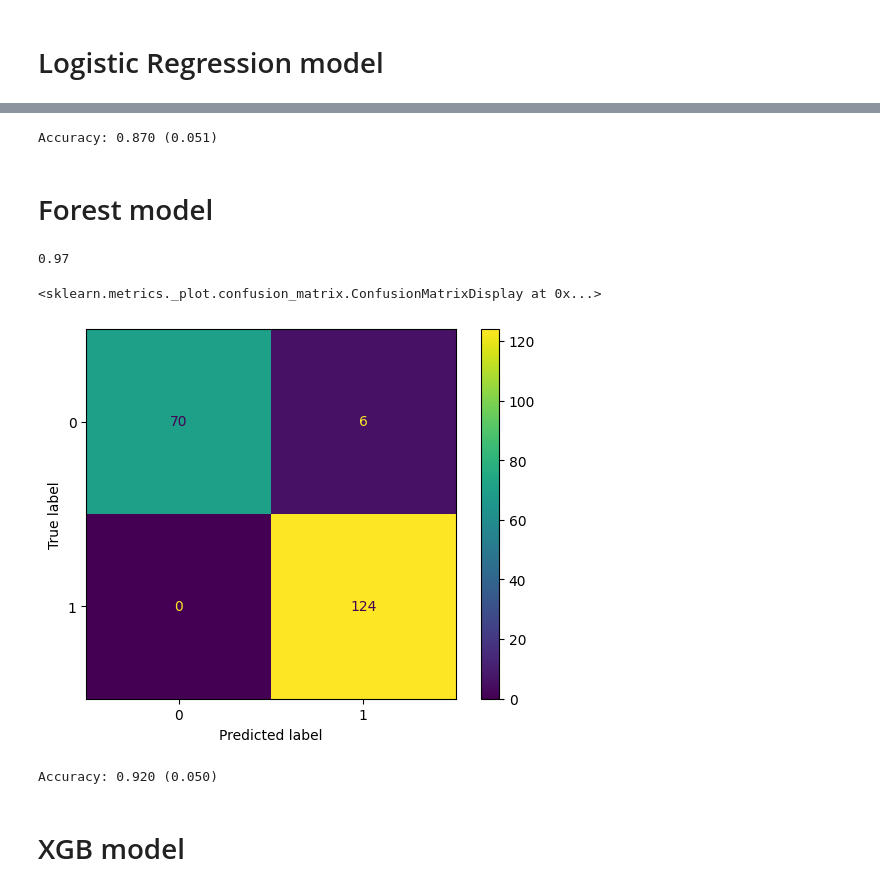
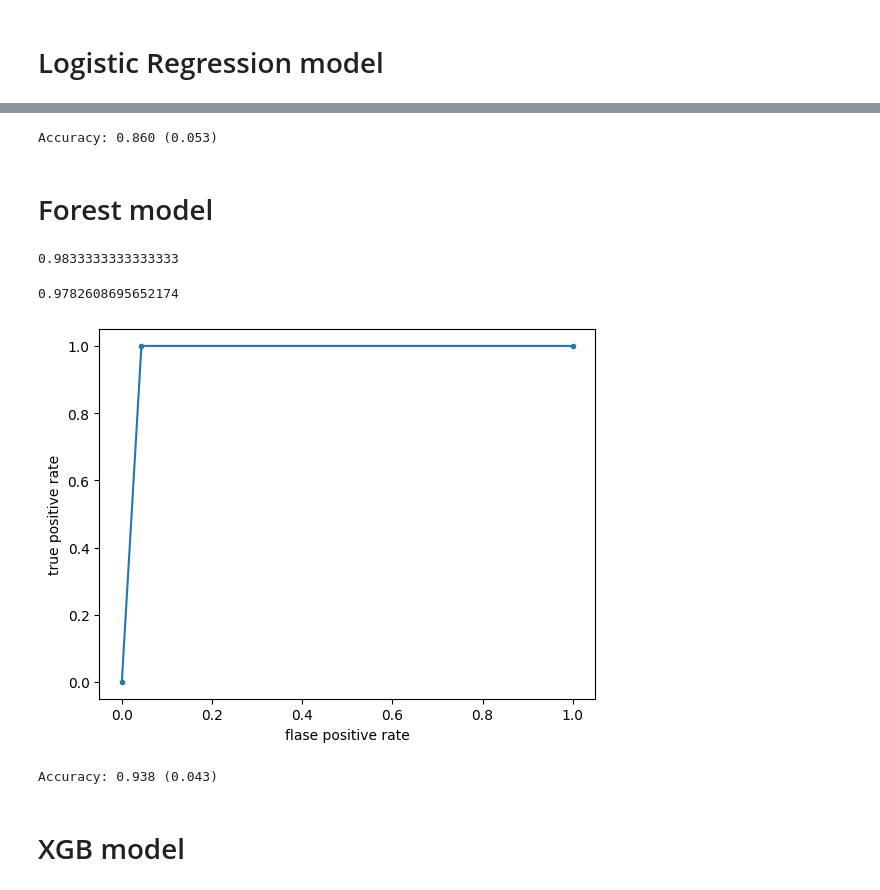
Before and after one commit to Liam-RA/CSCI_1070_Final, a Jupyter notebook: Final_Project_Models.ipynb, the cells around one changed output, grey strips where cells are left out. Drawn from its saved outputs; the diff is of its cells as text; code cells hidden in the pictures.

```diff
--- a/Final_Project_Models.ipynb
+++ b/Final_Project_Models.ipynb
@@ -421,39 +465,48 @@ logisticregression(x)
 # %%
-steps = [('pca', PCA(n_components=10)), ('m', LogisticRegression())]
-model = Pipeline(steps=steps)
+def dimentionality_reduction(MODEL)-> int:
+    """returns the accuracy of the desired model after dimentionality is applied"""
+    steps = [('pca', PCA(n_components=10)), ('m', MODEL)]
+    model = Pipeline(steps=steps)
 
-cv = RepeatedStratifiedKFold(n_splits=10, n_repeats=3, random_state=1)
-n_scores = cross_val_score(model, x, y, scoring='accuracy', cv=cv, n_jobs=-1)
+    cv = RepeatedStratifiedKFold(n_splits=10, n_repeats=3, random_state=1)
+    n_scores = cross_val_score(model, x, y, scoring='accuracy', cv=cv, n_jobs=-1)
 
-print('Accuracy: %.3f (%.3f)' % (np.mean(n_scores), np.std(n_scores)))
-#makes it worse
+    print('Accuracy: %.3f (%.3f)' % (np.mean(n_scores), np.std(n_scores)))
+
+dimentionality_reduction(LogisticRegression())
 # %% [output]
-Accuracy: 0.870 (0.051)
+Accuracy: 0.860 (0.053)
 # %% [markdown]
 # Forest model
 # %%
 from sklearn.ensemble import RandomForestClassifier
 
 
 def forest_ml(DATAFRAME:pd.DataFrame)-> int:
     """"basic forest model"""
 
 
 
-    x_train,x_test,y_train,y_test = train_test_split(x,y,test_size=.5,random_state=12,stratify=y)
+    x_train,x_test,y_train,y_test = train_test_split(x,y,test_size=.3,random_state=12,stratify=y)
 
     x_train,y_train = RandomOverSampler().fit_resample(x_train,y_train)
 
     forest = RandomForestClassifier(n_estimators=15,random_state=16,criterion='log_loss')
     #estimators~10-20, log_loss best, strafity helps, over sampling helps, modifying other features makes it worse or doesnt do anything
     forest.fit(x_train, y_train)
     print(forest.score(x_test,y_test))
     y_pred = forest.predict(x_test)
+    fpr,tpr,thresholds = roc_curve(y_test,y_pred)
+    auc = roc_auc_score(y_test,y_pred)
+    #print(auc)
+    plt.plot(fpr,tpr,marker = '.')
+    plt.xlabel('flase positive rate')
+    plt.ylabel('true positive rate')
 
-    return ConfusionMatrixDisplay.from_predictions(y_test,y_pred)
+    return (auc)
 
 forest_ml(x)
 # %% [output]
-0.97
+0.9833333333333333
-<sklearn.metrics._plot.confusion_matrix.ConfusionMatrixDisplay at 0x...>
+0.9782608695652174
-[figure, old version]
+[figure, new version]
@@ -460,15 +515,17 @@ forest_ml(x)
 # %%
-forest = RandomForestClassifier(n_estimators=15,random_state=16,criterion='log_loss')
-steps = [('pca', PCA(n_components=10)), ('m', forest)]
-model = Pipeline(steps=steps)
+def dimentionality_reduction(MODEL)-> int:
+    """returns the accuracy of the desired model after dimentionality is applied"""
+    steps = [('pca', PCA(n_components=10)), ('m', MODEL)]
+    model = Pipeline(steps=steps)
 
-cv = RepeatedStratifiedKFold(n_splits=10, n_repeats=3, random_state=1)
-n_scores = cross_val_score(model, x, y, scoring='accuracy', cv=cv, n_jobs=-1)
+    cv = RepeatedStratifiedKFold(n_splits=10, n_repeats=3, random_state=1)
+    n_scores = cross_val_score(model, x, y, scoring='accuracy', cv=cv, n_jobs=-1)
 
-print('Accuracy: %.3f (%.3f)' % (np.mean(n_scores), np.std(n_scores)))
-#makes it worse
+    print('Accuracy: %.3f (%.3f)' % (np.mean(n_scores), np.std(n_scores)))
+
+dimentionality_reduction(forest)
 # %% [output]
-Accuracy: 0.920 (0.050)
+Accuracy: 0.938 (0.043)
 # %% [markdown]
 # XGB model
 # %%
```
Also changed, not shown: parts of 15 cells of this notebook, 2 other files.
